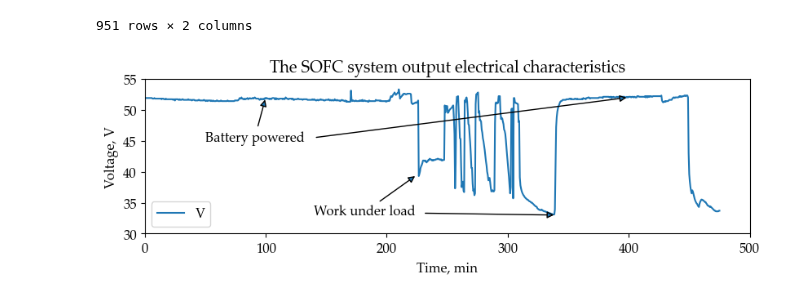
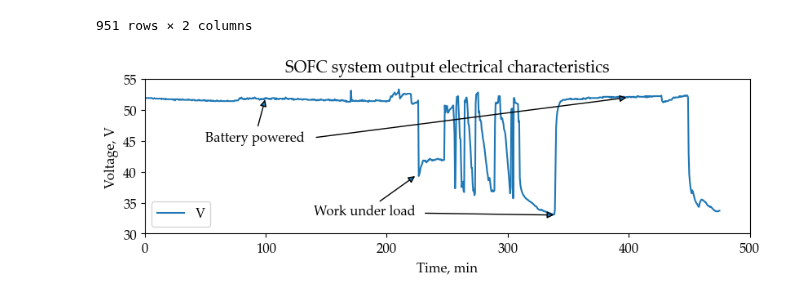
Before and after one commit to caapel/SOFC, a Jupyter notebook: graph.ipynb, the cells around one changed output. Drawn from its saved outputs; the diff is of its cells as text; code cells hidden in the pictures.

```diff
--- a/graph.ipynb
+++ b/graph.ipynb
@@ -49,32 +49,32 @@ plt.plot(df_voltage.Time, df_voltage.Voltage, '#1f77b4') # , label='voltage')
 plt.xlabel('Time, min')
 plt.xlim(0, 500)
 plt.ylabel('Voltage, V')
 plt.ylim(30, 55)
 plt.legend('Voltage')
-plt.title('The SOFC system output electrical characteristics')
+plt.title('SOFC system output electrical characteristics')
 
 plt.annotate('Work under load', xy=(225, 39.5),
              xycoords='data', xytext=(140, 33),
              textcoords='data', fontsize=12,
              arrowprops=dict(arrowstyle='-|>'))
 
 plt.annotate('', xy=(340, 33),
              xycoords='data', xytext=(230, 33.3),
              textcoords='data', fontsize=12,
              arrowprops=dict(arrowstyle='-|>'))
 
 plt.annotate('Battery powered', xy=(100, 52),
              xycoords='data', xytext=(50, 45),
              textcoords='data', fontsize=12,
              arrowprops=dict(arrowstyle='-|>'))
 
 plt.annotate('', xy=(400, 52),
              xycoords='data', xytext=(140, 45.5),
              textcoords='data', fontsize=12,
              arrowprops=dict(arrowstyle='-|>'))
 
 plt.tight_layout()
 plt.savefig('pictures/The SOFC system output electrical characteristics.png', dpi = 300, transparent = True)
 plt.show()
 # %% [output]
-[figure, old version]
+[figure, new version]
```
Also changed, not shown: 2 other files.
